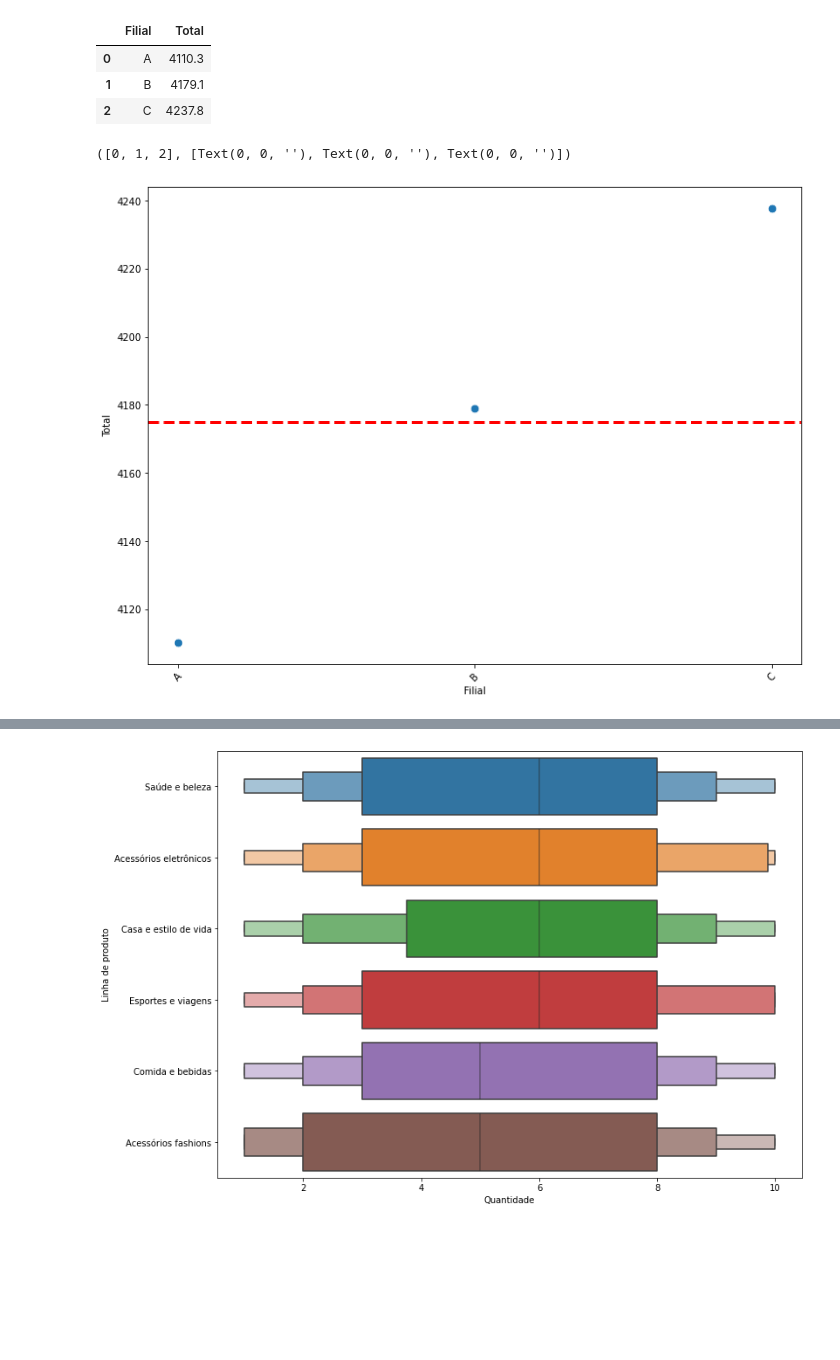
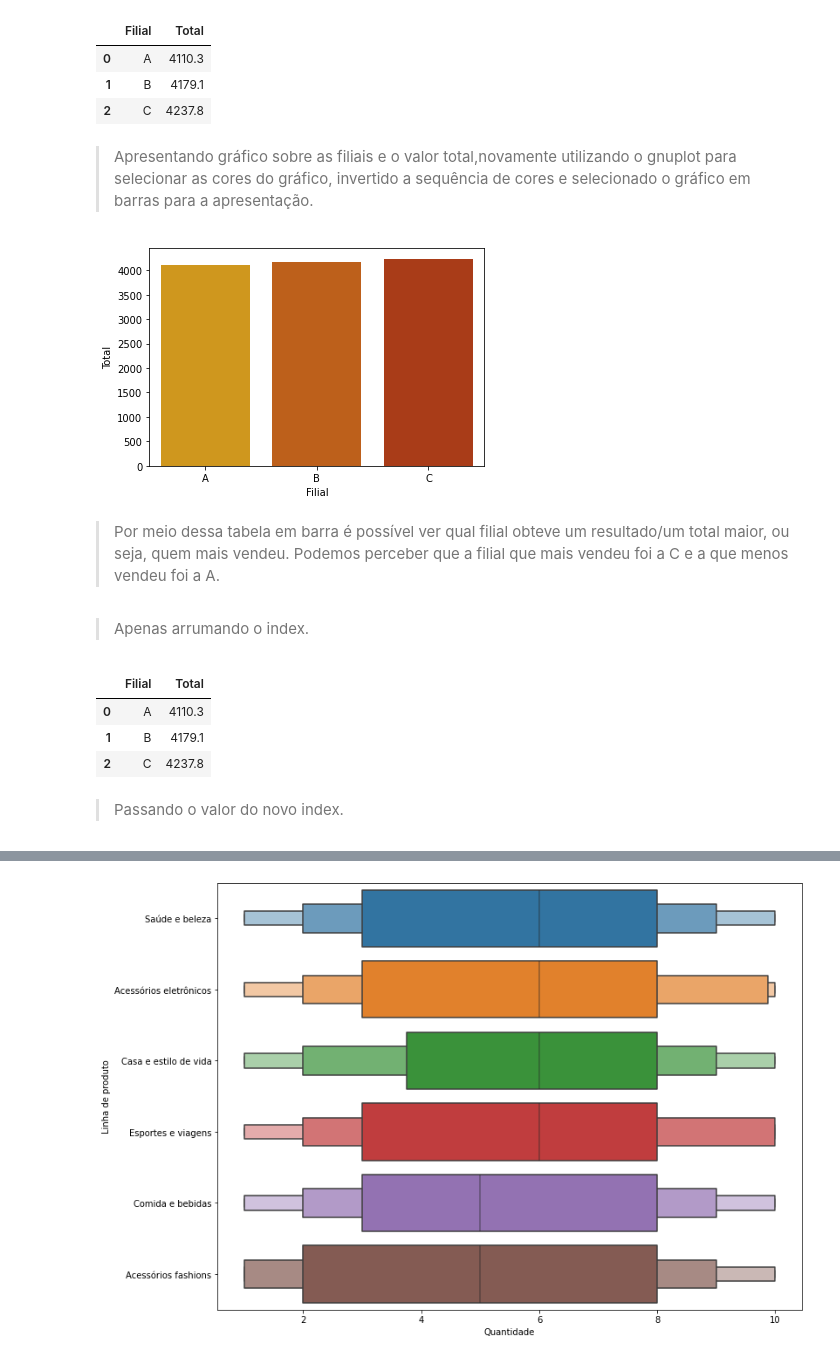
Before and after one commit to AnaJuliaGPeres/Aula1MineracaodeDados, a Jupyter notebook: pratica1.ipynb, the cells around one changed output, grey strips where cells are left out. Cells and saved outputs as stored; diff of their text form; code cells hidden in the pictures; blank space fills up the shorter version.

```diff
--- a/pratica1.ipynb
+++ b/pratica1.ipynb
@@ -414,11 +532,24 @@ agrupando_Filial_Total.round(1)
 | 0 | A | 4110.3 |
 | 1 | B | 4179.1 |
 | 2 | C | 4237.8 |
-# %%
-fig, ax = plt.subplots(figsize=(12,9))
-ax = sns.scatterplot(x = 'Filial', y = 'Total', data = agrupando_Filial_Total, s = 75)
-plt.axhline(y=np.nanmean(df.Total), color='red', linestyle='--',linewidth=3, label='Média')
-plt.xticks(rotation = 45)
-# %% [output]
-([0, 1, 2], [Text(0, 0, ''), Text(0, 0, ''), Text(0, 0, '')])
-[figure, removed]
+# %% [markdown]
+>Apresentando gráfico sobre as filiais e o valor total,novamente utilizando o gnuplot para selecionar as cores do gráfico, invertido a sequência de cores e selecionado o gráfico em barras para a apresentação.
+# %%
+Figura = sns.color_palette('gnuplot')#selecionando as cores do grafico
+Figura.reverse()#invertendo a sequencia de cores
+ax = sns.barplot(x = 'Filial',y = 'Total', data = agrupando_Filial_Total, palette = Figura)
+# %% [output]
+[figure, added]
+# %% [markdown]
+> Por meio dessa tabela em barra é possível ver qual filial obteve um resultado/um total maior, ou seja, quem mais vendeu. Podemos perceber que a filial que mais vendeu foi a C e a que menos vendeu foi a A.
+# %% [markdown]
+>Apenas arrumando o index.
+# %%
+agrupando_Filial_Total.round(1)
+# %% [output]
+|  | Filial | Total |
+| 0 | A | 4110.3 |
+| 1 | B | 4179.1 |
+| 2 | C | 4237.8 |
+# %% [markdown]
+>Passando o valor do novo index.
```
Also changed, not shown: parts of 103 cells of this notebook.
